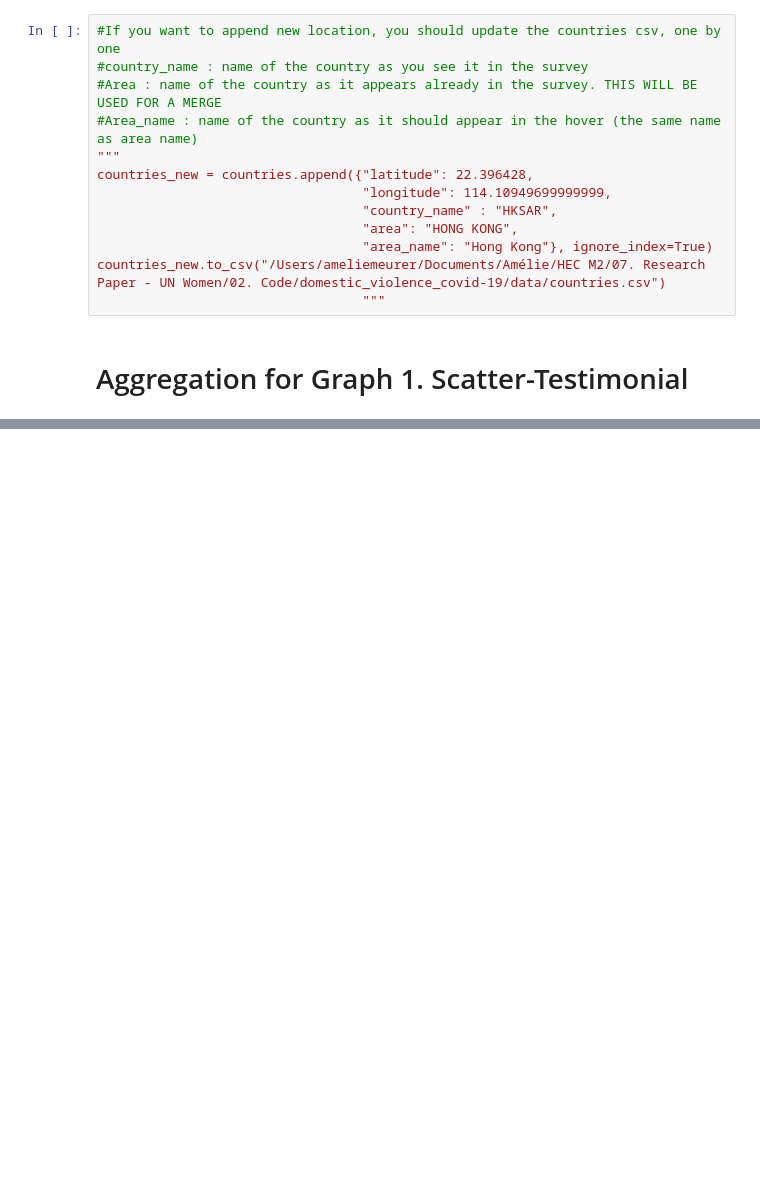
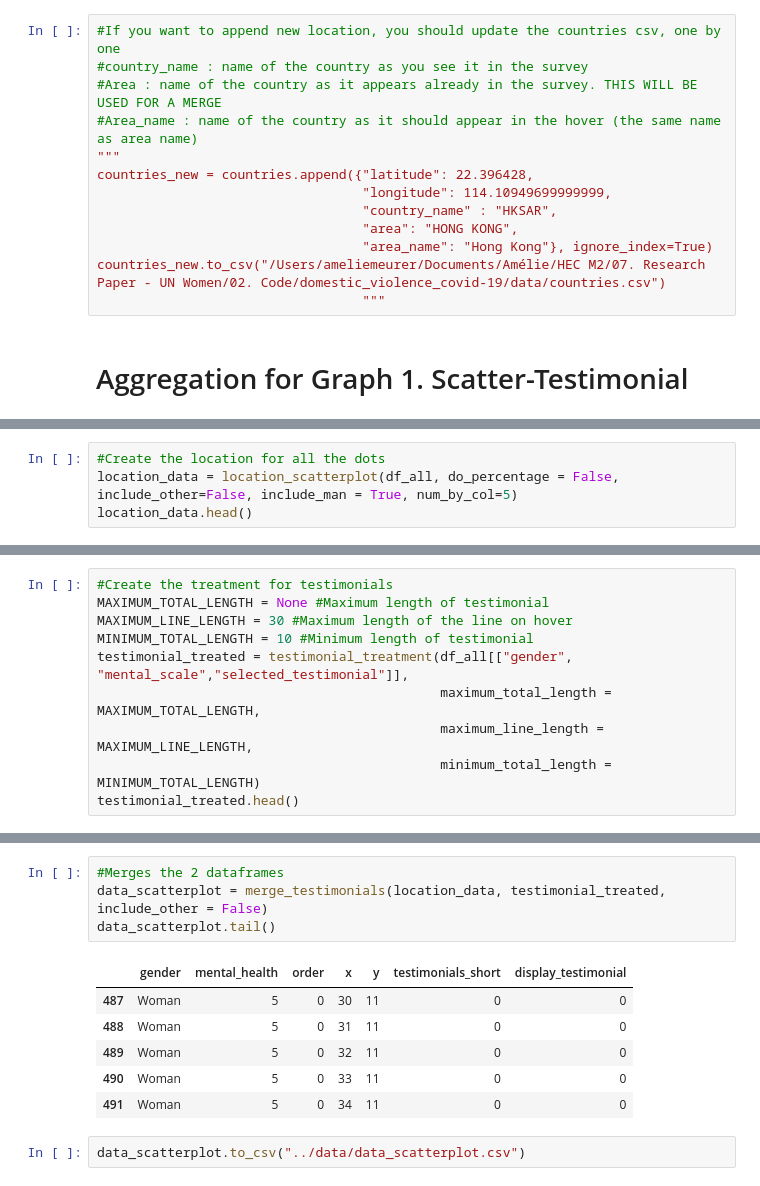
Before and after one commit to rjcnrd/gender_inequality_covid-19, a Jupyter notebook: typeform/pull_from_typeform.ipynb, the cells around one changed output, grey strips where cells are left out. Saved outputs shown, nothing was run; the diff lists cells and outputs as text; blank space fills up the shorter version.

Commit message:
add mental graph scatter plot

```diff
--- a/typeform/pull_from_typeform.ipynb
+++ b/typeform/pull_from_typeform.ipynb
@@ -168,0 +176,4 @@ df_graph_1.to_csv("data_graph1.csv")
+# %%
+#Create the location for all the dots
+location_data = location_scatterplot(df_all, do_percentage = False, include_other=False, include_man = True, num_by_col=5)
+location_data.head()
@@ -168,0 +240,10 @@ df_graph_1.to_csv("data_graph1.csv")
+# %%
+#Create the treatment for testimonials
+MAXIMUM_TOTAL_LENGTH = None #Maximum length of testimonial
+MAXIMUM_LINE_LENGTH = 30 #Maximum length of the line on hover
+MINIMUM_TOTAL_LENGTH = 10 #Minimum length of testimonial
+testimonial_treated = testimonial_treatment(df_all[["gender", "mental_scale","selected_testimonial"]],
+                                            maximum_total_length = MAXIMUM_TOTAL_LENGTH,
+                                            maximum_line_length = MAXIMUM_LINE_LENGTH,
+                                            minimum_total_length = MINIMUM_TOTAL_LENGTH)
+testimonial_treated.head()
@@ -168,0 +267,13 @@ df_graph_1.to_csv("data_graph1.csv")
+# %%
+#Merges the 2 dataframes
+data_scatterplot = merge_testimonials(location_data, testimonial_treated, include_other = False)
+data_scatterplot.tail()
+# %% [output]
+|  | gender | mental_health | order | x | y | testimonials_short | display_testimonial |
+| 487 | Woman | 5 | 0 | 30 | 11 | 0 | 0 |
+| 488 | Woman | 5 | 0 | 31 | 11 | 0 | 0 |
+| 489 | Woman | 5 | 0 | 32 | 11 | 0 | 0 |
+| 490 | Woman | 5 | 0 | 33 | 11 | 0 | 0 |
+| 491 | Woman | 5 | 0 | 34 | 11 | 0 | 0 |
+# %%
+data_scatterplot.to_csv("../data/data_scatterplot.csv")
```
Also changed, not shown: parts of 27 cells of this notebook, 5 other files.
